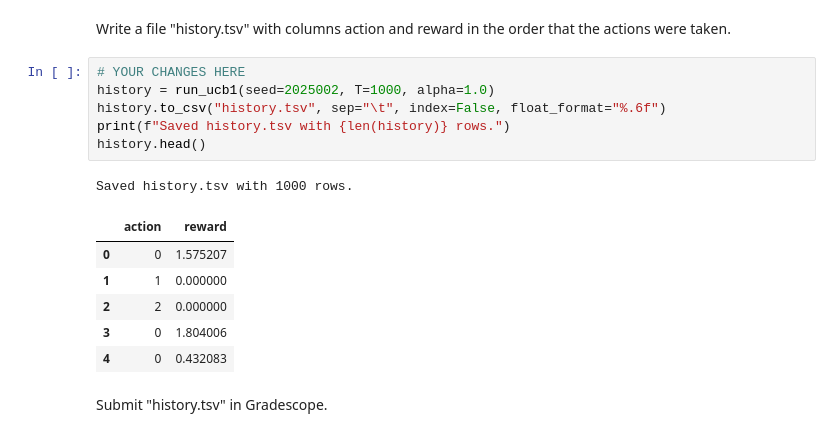
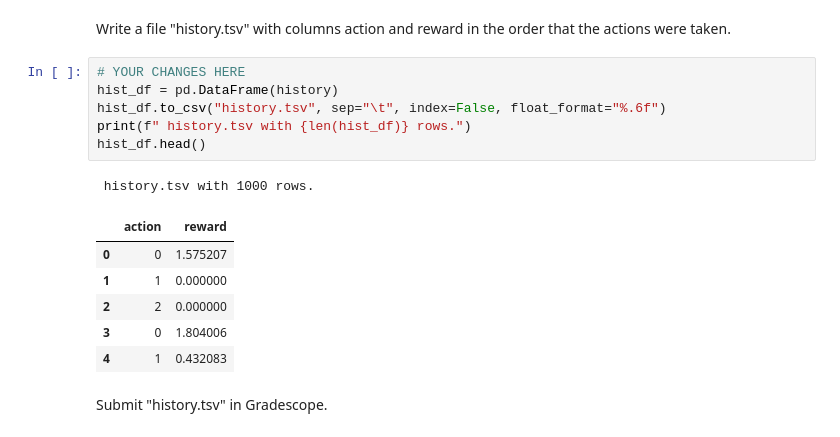
Before and after one commit to Nitya-lab/dx704-project-03, a Jupyter notebook: project.ipynb, the cells around one changed output. Drawn from its saved outputs; the diff is of its cells as text.

```diff
--- a/project.ipynb
+++ b/project.ipynb
@@ -169,18 +161,18 @@ def run_ucb1(seed: int = 2025002, T: int = 1000, B: float | None = None, alpha:
 Write a file "history.tsv" with columns action and reward in the order that the actions were taken.
 # %%
 # YOUR CHANGES HERE
-history = run_ucb1(seed=2025002, T=1000, alpha=1.0)
-history.to_csv("history.tsv", sep="\t", index=False, float_format="%.6f")
-print(f"Saved history.tsv with {len(history)} rows.")
-history.head()
+hist_df = pd.DataFrame(history)
+hist_df.to_csv("history.tsv", sep="\t", index=False, float_format="%.6f")
+print(f" history.tsv with {len(hist_df)} rows.")
+hist_df.head()
 # %% [output]
-Saved history.tsv with 1000 rows.
+ history.tsv with 1000 rows.
 |  | action | reward |
 | 0 | 0 | 1.575207 |
 | 1 | 1 | 0.000000 |
 | 2 | 2 | 0.000000 |
 | 3 | 0 | 1.804006 |
-| 4 | 0 | 0.432083 |
+| 4 | 1 | 0.432083 |
 # %% [markdown]
 Submit "history.tsv" in Gradescope.
 # %% [markdown]
```
Also changed, not shown: parts of 1 cell of this notebook, 1 other file.
